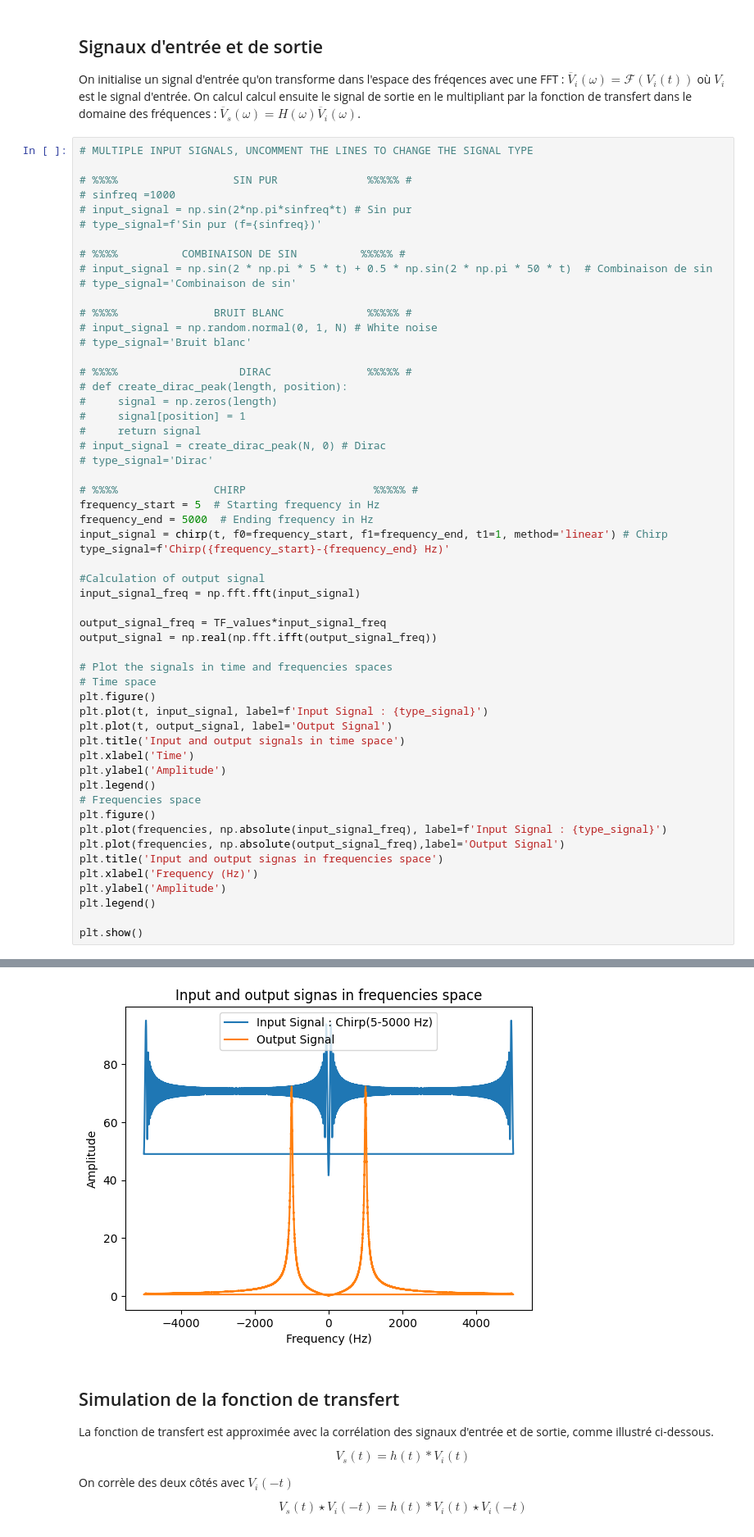
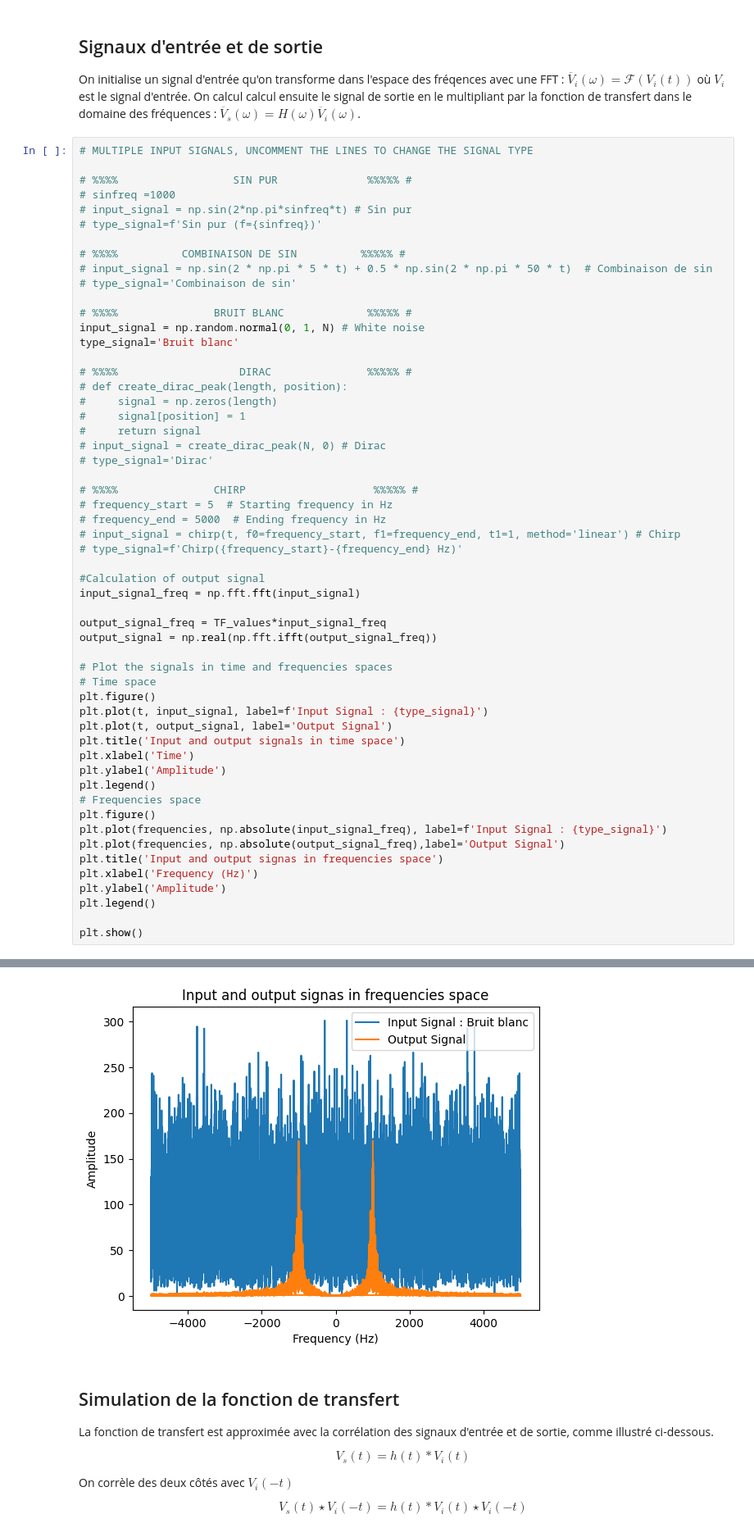
Before and after one commit to francisbpolymtl/TechExEquipe1, a Jupyter notebook: Mandat2/Simulations/simulations.ipynb, the cells around one changed output, grey strips where cells are left out. Shown: that part at 82% size. Drawn from its saved outputs; the diff is of its cells as text.

```diff
--- a/Mandat2/Simulations/simulations.ipynb
+++ b/Mandat2/Simulations/simulations.ipynb
@@ -88,8 +88,8 @@ On initialise un signal d'entrée qu'on transforme dans l'espace des fréqences
 # type_signal='Combinaison de sin'
 
 # %%%%               BRUIT BLANC             %%%%% #
-# input_signal = np.random.normal(0, 1, N) # White noise
-# type_signal='Bruit blanc'
+input_signal = np.random.normal(0, 1, N) # White noise
+type_signal='Bruit blanc'
 
 # %%%%                   DIRAC               %%%%% #
 # def create_dirac_peak(length, position):
@@ -100,10 +100,10 @@ On initialise un signal d'entrée qu'on transforme dans l'espace des fréqences
 # type_signal='Dirac'
 
 # %%%%               CHIRP                    %%%%% #
-frequency_start = 5  # Starting frequency in Hz
-frequency_end = 5000  # Ending frequency in Hz
-input_signal = chirp(t, f0=frequency_start, f1=frequency_end, t1=1, method='linear') # Chirp
-type_signal=f'Chirp({frequency_start}-{frequency_end} Hz)'
+# frequency_start = 5  # Starting frequency in Hz
+# frequency_end = 5000  # Ending frequency in Hz
+# input_signal = chirp(t, f0=frequency_start, f1=frequency_end, t1=1, method='linear') # Chirp
+# type_signal=f'Chirp({frequency_start}-{frequency_end} Hz)'
 
 #Calculation of output signal
 input_signal_freq = np.fft.fft(input_signal)
@@ -135,4 +135,4 @@ plt.show()
-[figure, old version]
+[figure, new version]
 # %% [markdown]
 ## Simulation de la fonction de transfert
 
```
Also changed, not shown: parts of 2 cells of this notebook.
